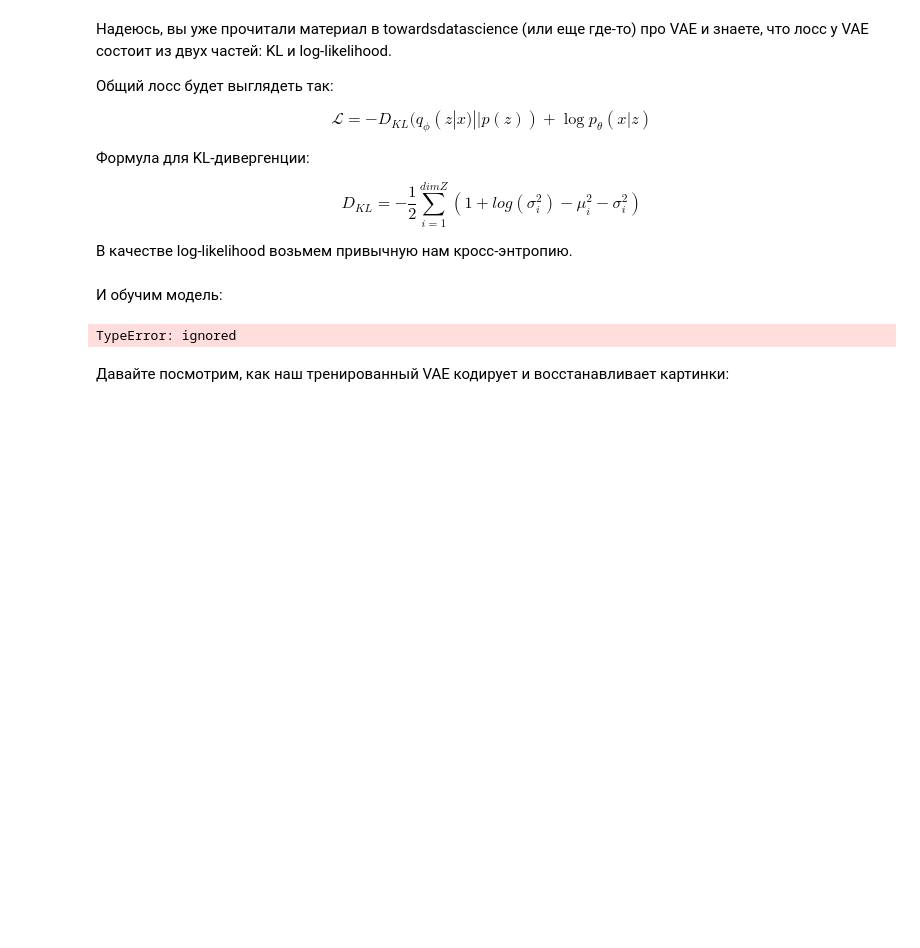
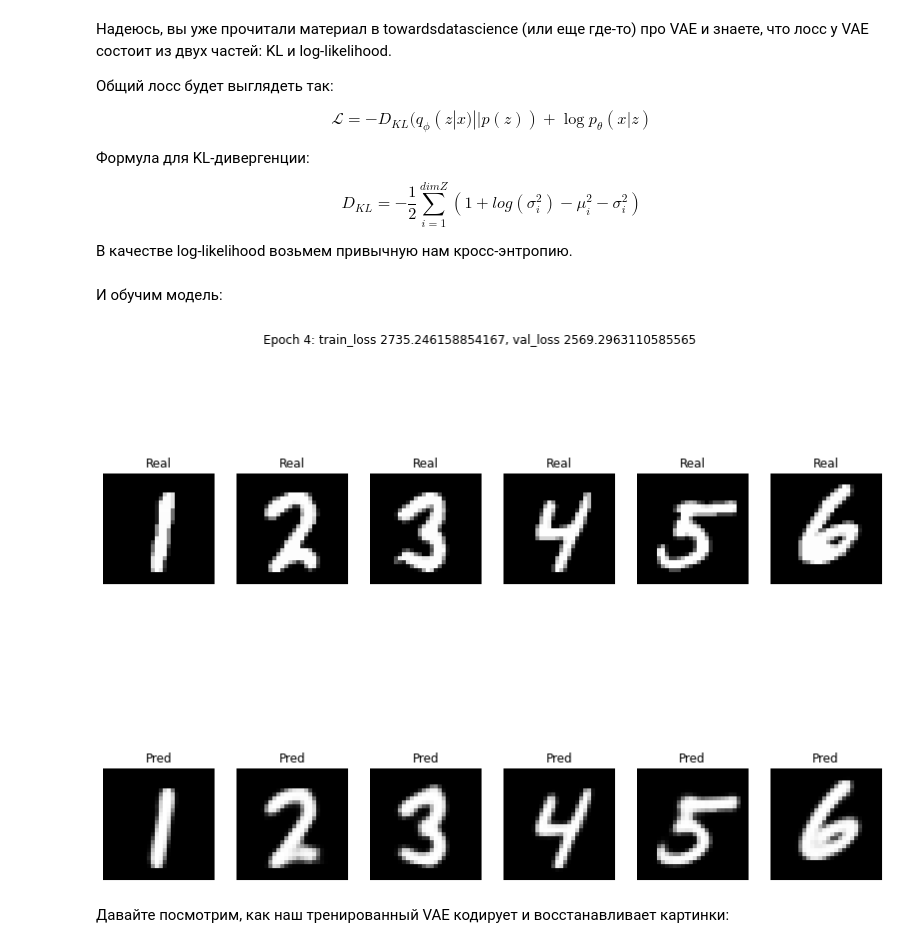
Before and after one commit to iptkachev/dls_part1, a Jupyter notebook: [hw]autoencoders.ipynb, the cells around one changed output. Cells and saved outputs as stored; diff of their text form; code cells hidden in the pictures; blank space fills up the shorter version.

```diff
--- a/[hw]autoencoders.ipynb
+++ b/[hw]autoencoders.ipynb
@@ -341,5 +340,5 @@ train_dataset = datasets.MNIST(root='./mnist_data/', train=True, transform=torch
 test_dataset = datasets.MNIST(root='./mnist_data/', train=False, transform=torchvision.transforms.ToTensor(), download=False)
 
 # Data Loader (Input Pipeline)
-train_loader = torch.utils.data.DataLoader(dataset=train_dataset, batch_size=batch_size, shuffle=True, collate_fn=collate_fn_mnist)
-test_loader = torch.utils.data.DataLoader(dataset=test_dataset, batch_size=batch_size, shuffle=False, collate_fn=collate_fn_mnist)
+train_loader = torch.utils.data.DataLoader(dataset=train_dataset, batch_size=batch_size, shuffle=True)
+test_loader = torch.utils.data.DataLoader(dataset=test_dataset, batch_size=batch_size, shuffle=False)
@@ -432,5 +445,39 @@ def loss_vae(x, mu, logsigma, reconstruction):
 # %% [markdown]
 И обучим модель:
+# %%
+def train_vae(epochs, dataloaders, model, optimizer, loss):
+  for epoch in range(epochs):
+    model.train()
+    count_batches = 0
+    train_loss = 0
+    for X_batch, _ in tqdm(dataloaders["train"]):
+      X_batch = X_batch.to(device)
+      optimizer.zero_grad()
+      reconstruction, mu, logsigma = model(X_batch)
+      loss_value = loss(X_batch, mu, logsigma, reconstruction)
+      loss_value.backward()
+      optimizer.step()
+      train_loss += loss_value.item()
+      count_batches += 1
+    train_loss /= count_batches
+
+    model.eval()
+    val_loss = 0
+    count_batches = 0
+    for X_batch, _ in dataloaders["val"]:
+      X_batch = X_batch.to(device)
+      reconstruction, mu, logsigma = model(X_batch)
+      loss_value = loss(X_batch, mu, logsigma, reconstruction)
+      val_loss += loss_value.item()
+      count_batches += 1
+    val_loss /= count_batches
+    # print(f"Epoch {epoch}: train_loss {train_loss}, val_loss {val_loss}")
+    reconstruction, *_ = model(X_batch)
+    X_batch = torch.squeeze(X_batch, 1)
+    reconstruction = torch.squeeze(reconstruction, 1)
+    plot_reconstruction(X_batch, reconstruction, cmap="gray")
+    plt.suptitle(f"Epoch {epoch}: train_loss {train_loss}, val_loss {val_loss}")
+    plt.show()
 # %%
 criterion = loss_vae
 
@@ -440,8 +487,10 @@ v_autoencoder = VAE(image_dim, latent_dim).to(device)
 
 optimizer = torch.optim.Adam(v_autoencoder.parameters())
 # %%
-train(epochs, mnist_dataloaders, v_autoencoder, optimizer, criterion)
+epochs = 5
+
+train_vae(epochs, mnist_dataloaders, v_autoencoder, optimizer, criterion)
 # %% [output]
-TypeError: ignored
+[figure, added]
 # %% [markdown]
 Давайте посмотрим, как наш тренированный VAE кодирует и восстанавливает картинки:
```
Also changed, not shown: parts of 29 cells of this notebook.
